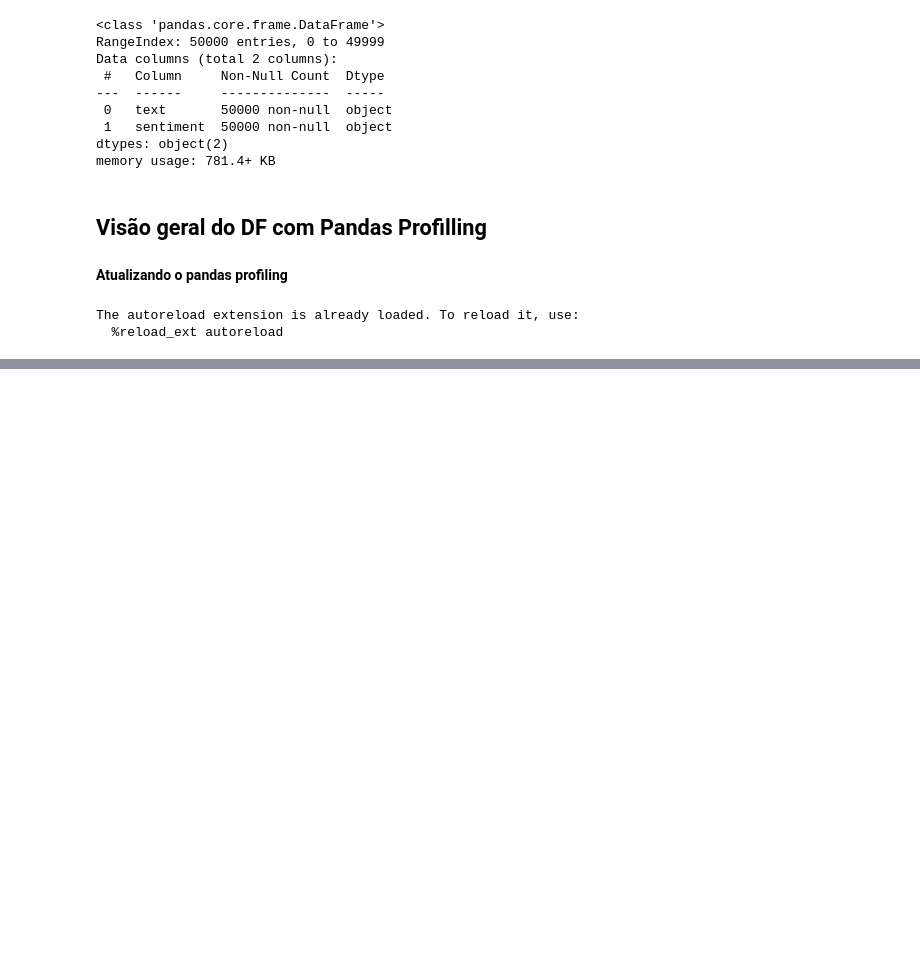
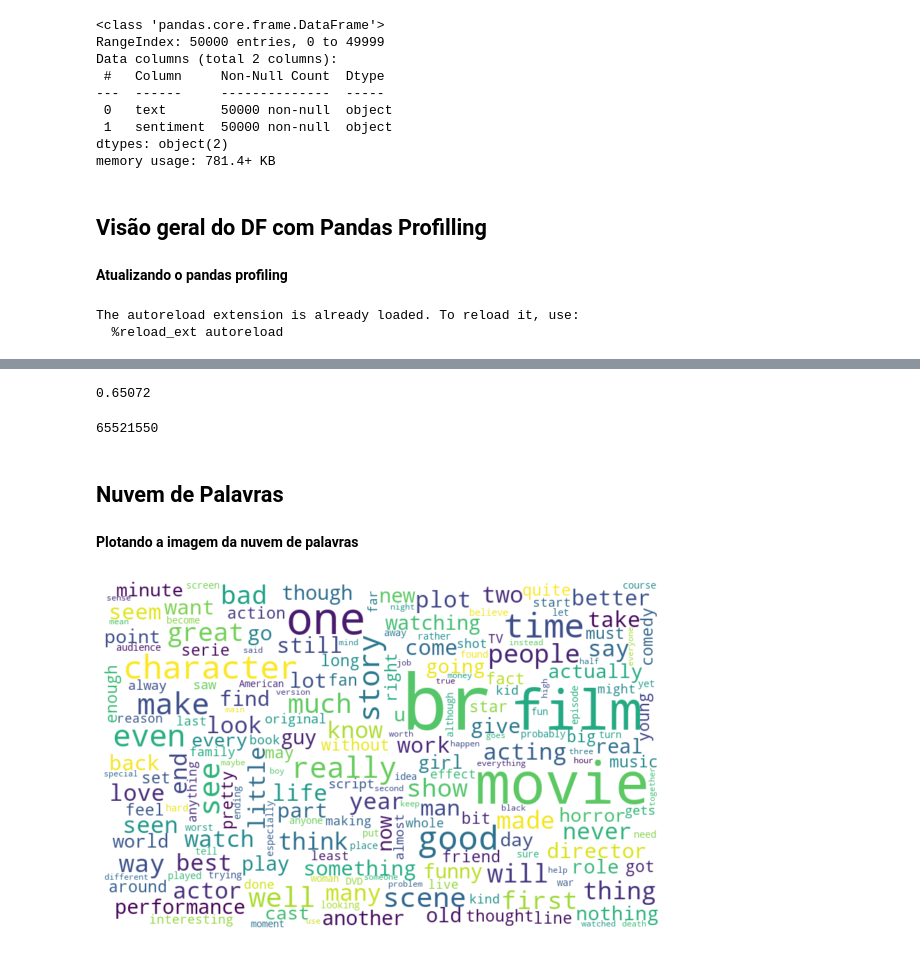
Before and after one commit to izafreitas/machine_learning_dellead_mentoring, a Jupyter notebook: plano_avalicao_lead/Plano de Avaliação Dell Academy Machine Learning.ipynb, the cells around one changed output, grey strips where cells are left out. Cells and saved outputs as stored; diff of their text form; code cells hidden in the pictures; blank space fills up the shorter version.

Commit message:
Análises com PLN
Análises do dataset IMDB com PLN. Treinamento do modelo com regressão logística, funções, plotagem de nuvem de palavras

```diff
--- a/plano_avalicao_lead/Plano de Avaliação Dell Academy Machine Learning.ipynb
+++ b/plano_avalicao_lead/Plano de Avaliação Dell Academy Machine Learning.ipynb
@@ -161,0 +131,4 @@ Index(['text', 'sentiment'], dtype='object')
+# %%
+# Adicionando a coluna "clf_num" ao dataframe chamando a variável "classificacao"
+df_unido["clf_num"] = classificacao
+df_unido.head()
@@ -171,3 +156,0 @@ dtype: float64
-# %%
-df_unido['sentiment']= df_unido['sentiment'].astype(int)
-df_unido
@@ -200,0 +248,51 @@ memory usage: 586.1+ KB
+# %%
+# Função para classificação do texto
+# Onde: df_texto = df_unido, coluna_text = text, coluna_classificacao = clf_num do DF original
+
+def classificacao_texto(df_texto, coluna_text, coluna_classificacao):
+    vetorizar = CountVectorizer(lowercase=False, max_features=50)
+    bow = vetorizar.fit_transform(df_texto[coluna_text])
+
+# Dividindo em treino e teste
+    X_train, X_test, y_train, y_test = train_test_split(bow, df_texto[coluna_classificacao],random_state=50)
+
+# Regressão Logística
+    regressao_logistica = LogisticRegression()
+    regressao_logistica.fit(X_train, y_train)
+    return regressao_logistica.score(X_test, y_test)
+
+# Chamada da função
+print(classificacao_texto(df_unido, "text", "clf_num"))
+# %% [output]
+0.65072
+# %%
+# Utilizando listcomprehension para armazenar na variável "palavras" todas as frases do df_unido para mais adiante plotar a wordcloud
+# O "join" foi utilizado juntar as frases e separar por espaço
+palavras = ' '.join([texto for texto in df_unido.text])
+# Verificando o tamanho da lista
+len(palavras)
+# %% [output]
+65521550
+# %% [markdown]
+## Nuvem de Palavras
+# %%
+# Gerando a nuvem de palavras
+word_cloud = WordCloud(width=800, height=500,
+                      max_font_size=110,
+                      collocations=False, # para calcular as palavras pela frequência
+                      background_color="white",
+                      ).generate(palavras)
+# %% [markdown]
+**Plotando a imagem da nuvem de palavras**
+# %%
+# Definindo o tamamnho da imagem
+plt.figure(figsize=(10,7))
+# O conteúdo da imagem é o que está armazenado na variável "word_cloud".
+# O parâmetro interpolation setado em 'bilinear' torna a visualização mais nítida
+plt.imshow(word_cloud, interpolation='bilinear')
+# Removendo a numeraçao dos eixos x e y
+plt.axis("off")
+# Exibindo a imagem
+plt.show()
+# %% [output]
+[figure, added]
```
Also changed, not shown: parts of 49 cells of this notebook.
